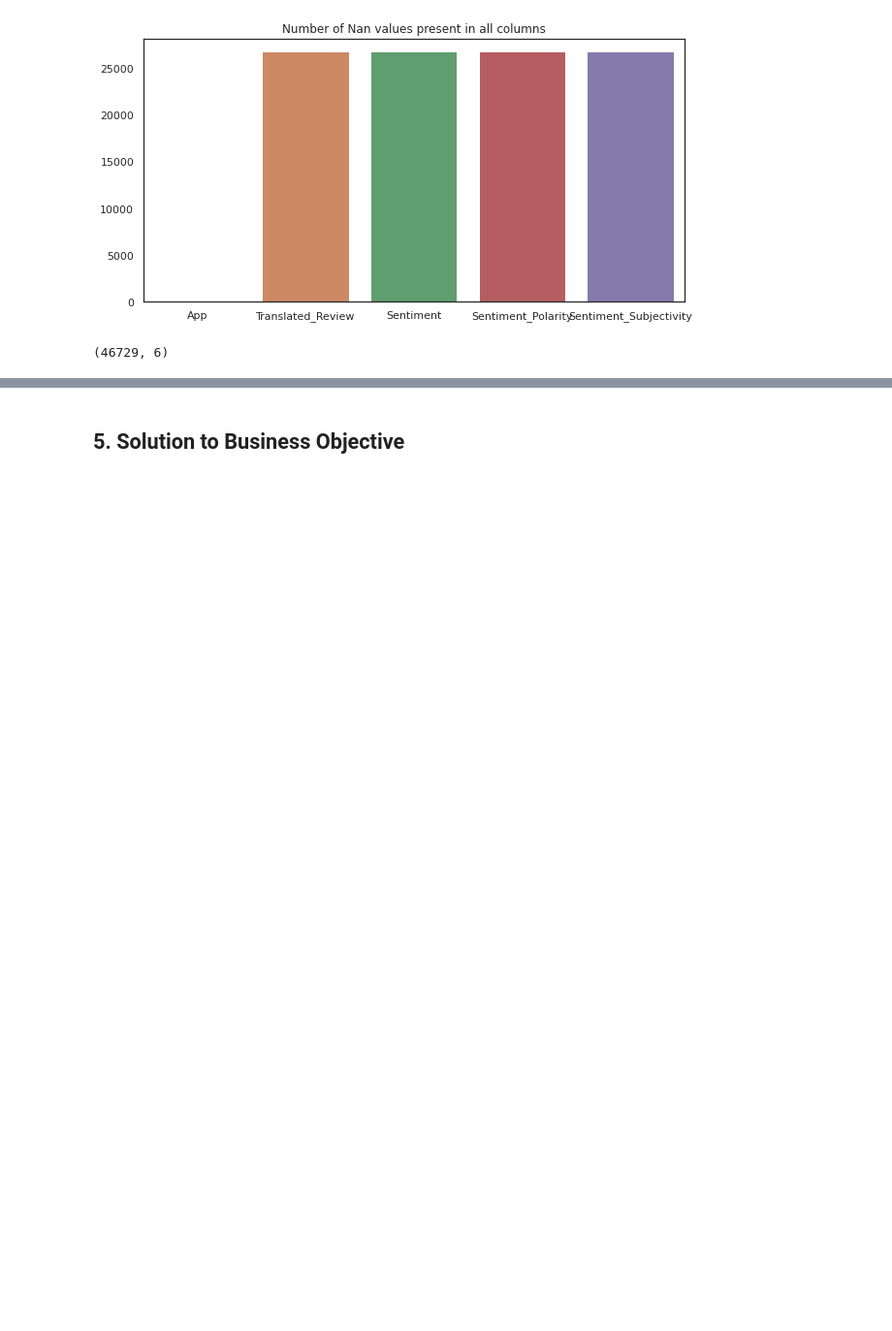
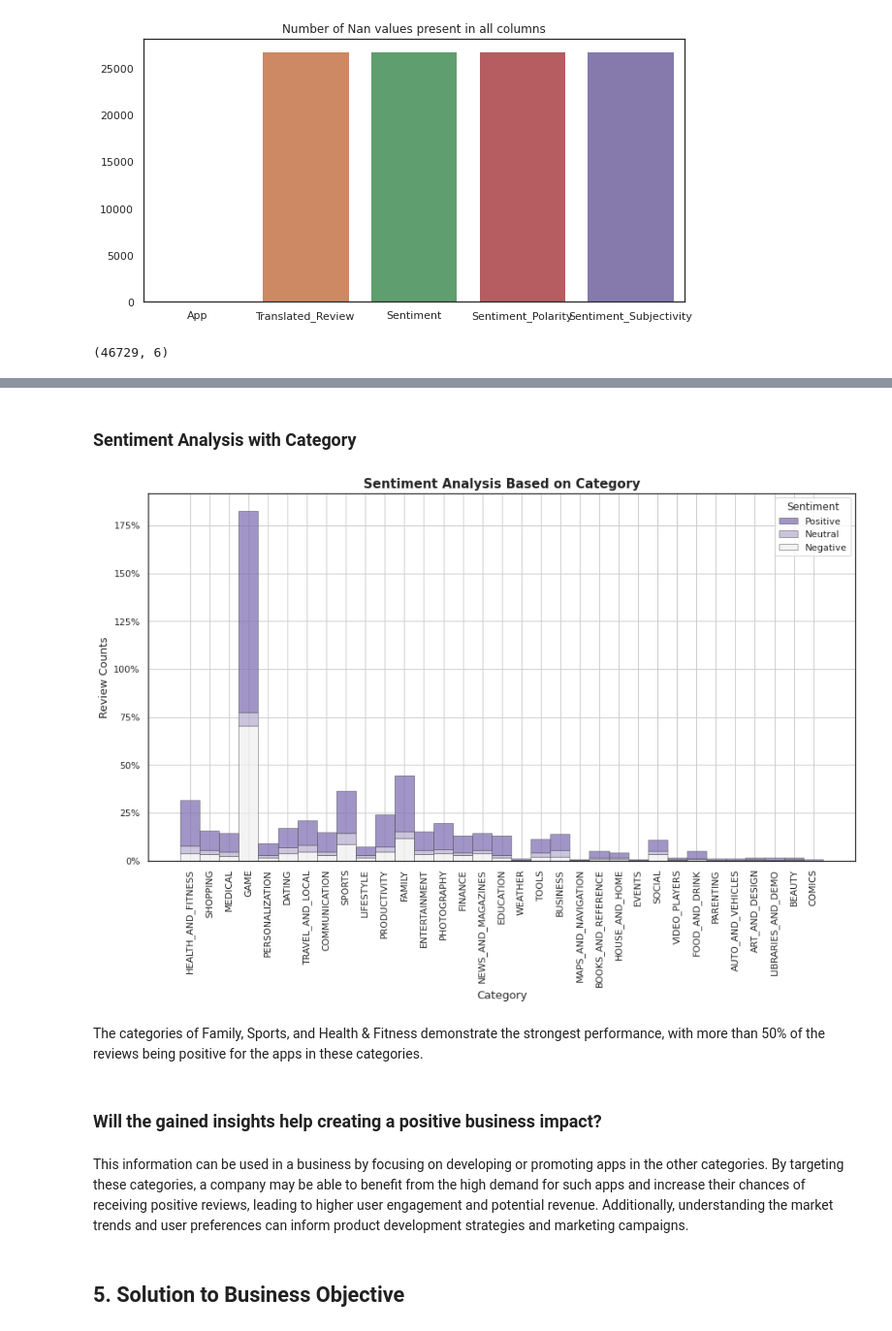
Before and after one commit to krutika73/EDA-ON-PLAY-STORE-APP-REVIEW-ANALYSIS, a Jupyter notebook: Krutika_Sample_EDA_Submission_Template.ipynb, the cells around one changed output, grey strips where cells are left out. Shown at 97% size. Cells and saved outputs as stored; diff of their text form; code cells hidden in the pictures; blank space fills up the shorter version.

```diff
--- a/Krutika_Sample_EDA_Submission_Template.ipynb
+++ b/Krutika_Sample_EDA_Submission_Template.ipynb
@@ -1558,0 +1626,8 @@ In order to obtain the values for the app column, we merge the dataset of the Pl
+# %% [markdown]
+### **Sentiment Analysis with Category**
+# %%
+# First we merge the Category & App of 1st data set to App column in 2nd data set
+category_df = pd.merge(df2, df[["App","Category"]] , how='inner', on="App")
+
+# Drop all nan values
+category_df =category_df.dropna()
@@ -1559,3 +1636,38 @@ In order to obtain the values for the app column, we merge the dataset of the Pl
+# %%
+f = plt.figure(figsize=(15,8))
+ax = f.add_subplot(1,1,1)
+
+sns.histplot(
+    category_df,
+    x="Category", hue="Sentiment",
+    bins=34,
+    ax=ax,
+    stat="count",
+    multiple="stack",
+    palette="light:m_r",
+    edgecolor=".3",
+    linewidth=.5,
+    legend=True
+    )
+
+
+ax.set_title("Sentiment Analysis Based on Category",fontsize=15,fontweight='bold')
+plt.xticks(rotation='vertical')
+ax.set_xlabel("Category",fontsize=13)
+ax.set_ylabel("Review Counts",fontsize=13)
+
+plt.gca().yaxis.set_major_formatter(PercentFormatter(20000))
+sns.set(style="ticks")
+plt.grid()
+plt.show()
+# %% [output]
+[figure, added]
+# %% [markdown]
+The categories of Family, Sports, and Health & Fitness demonstrate the strongest performance, with more than 50% of the reviews being positive for the apps in these categories.
+# %% [markdown]
+### Will the gained insights help creating a positive business impact?
+# %% [markdown]
+This information can be used in a business by focusing on developing or promoting apps in the other categories. By targeting these categories, a company may be able to benefit from the high demand for such apps and increase their chances of receiving positive reviews, leading to higher user engagement and potential revenue. Additionally, understanding the market trends and user preferences can inform product development strategies and marketing campaigns.
 # %% [markdown]
 ## **5. Solution to Business Objective**
 # %% [markdown]
```
Also changed, not shown: parts of 77 cells of this notebook.
